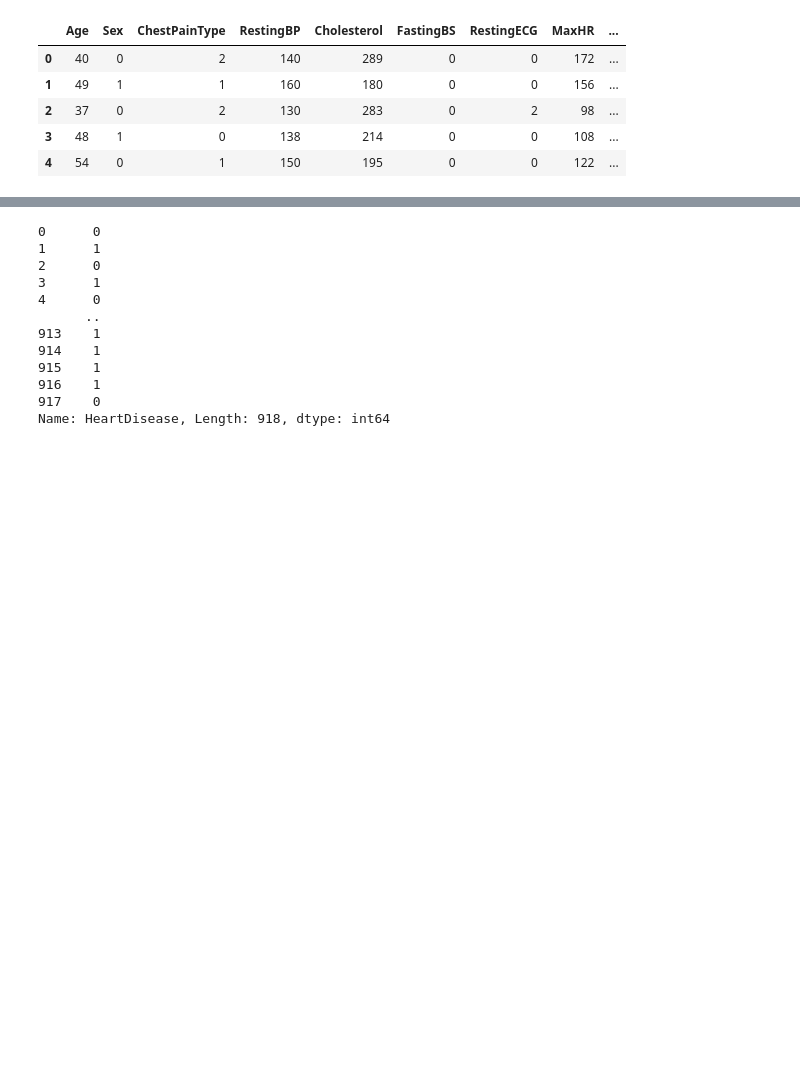
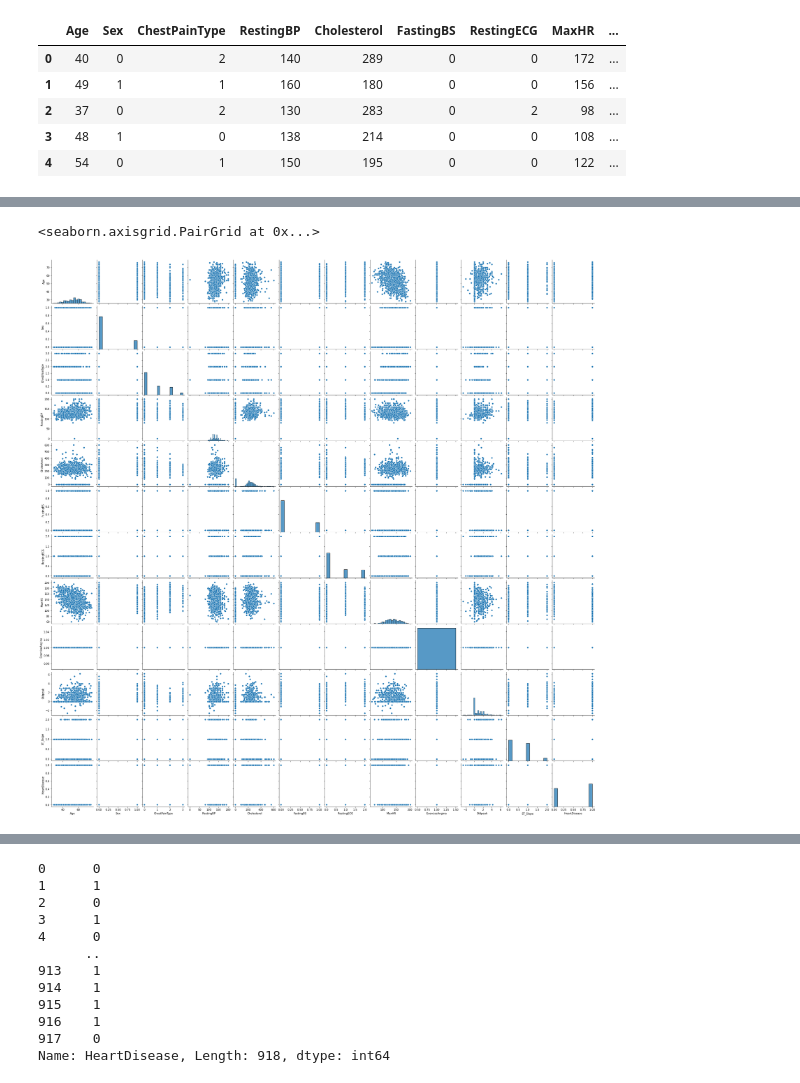
Before and after one commit to nickjaycarr88/heart_disease_prediction_machine_learning, a Jupyter notebook: heart2.ipynb, the cells around one changed output, grey strips where cells are left out. Drawn from its saved outputs; the diff is of its cells as text; code cells hidden in the pictures; blank space fills up the shorter version.

```diff
--- a/heart2.ipynb
+++ b/heart2.ipynb
@@ -294,0 +319,6 @@ heart_disease_data.head()
+# %%
+import seaborn as sns
+sns.pairplot(heart_disease_data)
+# %% [output]
+<seaborn.axisgrid.PairGrid at 0x...>
+[figure, added]
```
Also changed, not shown: parts of 17 cells of this notebook, 9 other files.
